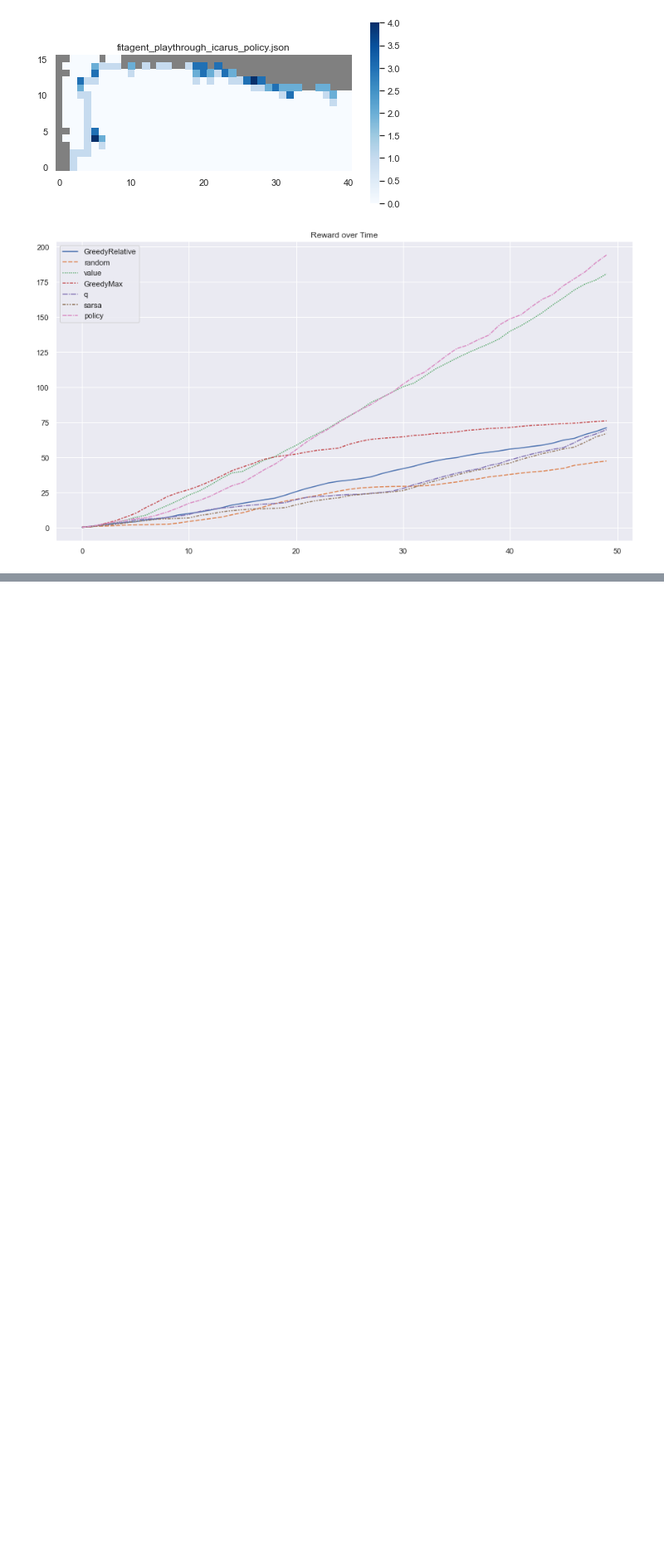
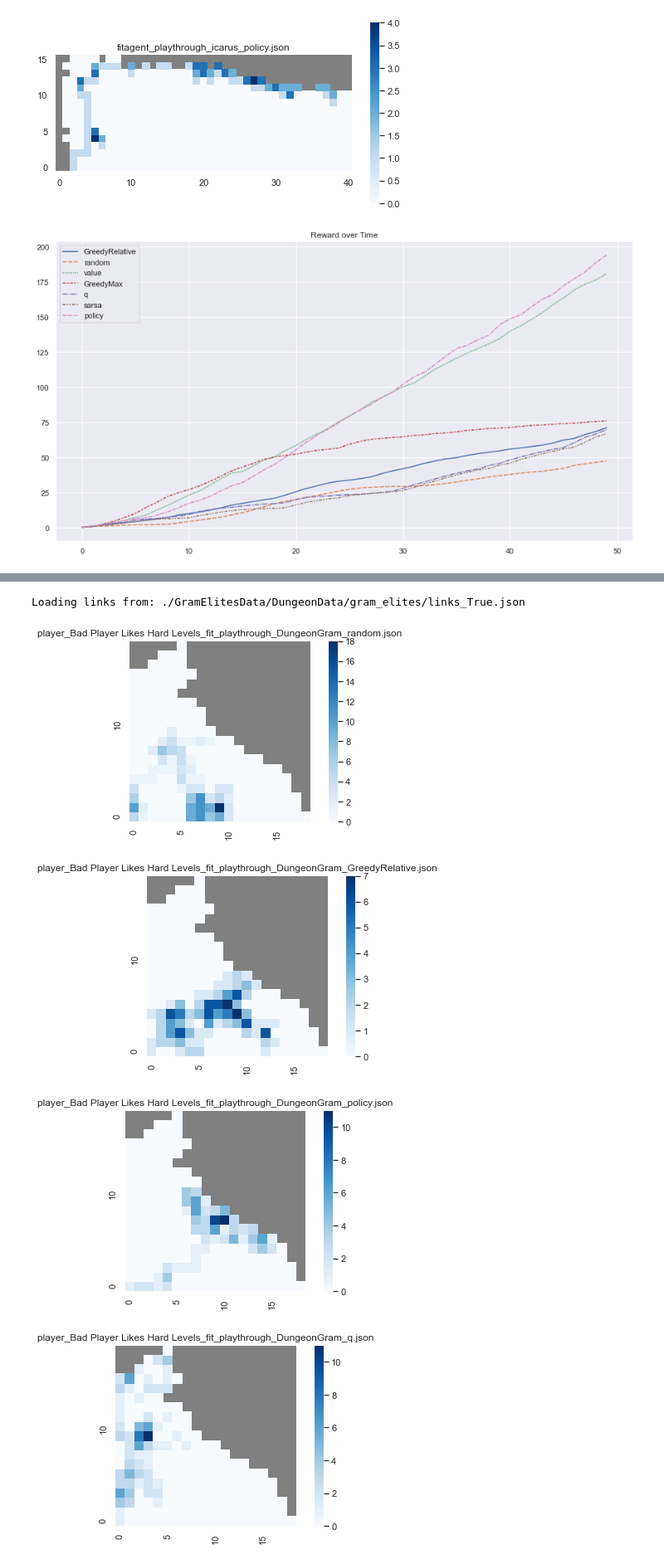
Before and after one commit to crowdgames/mdp-level-assembly, a Jupyter notebook: Analysis.ipynb, the cells around one changed output, grey strips where cells are left out. Shown at 83% size. Drawn from its saved outputs; the diff is of its cells as text; code cells hidden in the pictures; blank space fills up the shorter version.

```diff
--- a/Analysis.ipynb
+++ b/Analysis.ipynb
@@ -139,7 +149,7 @@ plot_reward_over_time(playthroughs)
 # %%
 config = Icarus
 graph = Utility.get_graph(config, True)
-playthroughs = get_playthroughs(config)
+playthroughs = get_agent_playthroughs(config)
 # %% [output]
 Loading links from: ./GramElitesData/IcarusData/gram_elites/links_True.json
 # %%
@@ -159,0 +172,14 @@ plot_reward_over_time(playthroughs)
+# %%
+config = DungeonGrams
+graph = Utility.get_graph(config, True)
+playthroughs = get_player_playthroughs(config, 'Bad Player Likes Hard Levels')
+# %% [output]
+Loading links from: ./GramElitesData/DungeonData/gram_elites/links_True.json
+# %%
+for filename, data in playthroughs:
+    heatmap(data, graph, filename, config.MAX_BC)
+# %% [output]
+[figure, added]
+[figure, added]
+[figure, added]
+[figure, added]
```
Also changed, not shown: parts of 28 cells of this notebook, 8 other files.
